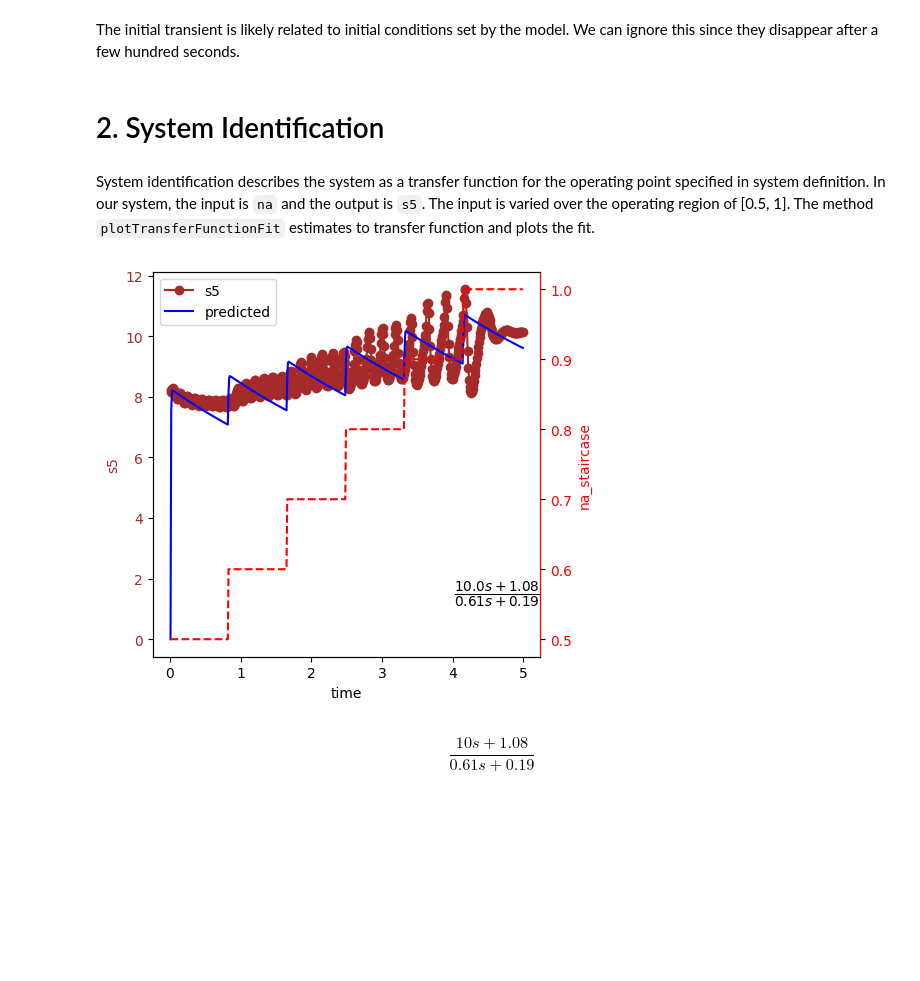
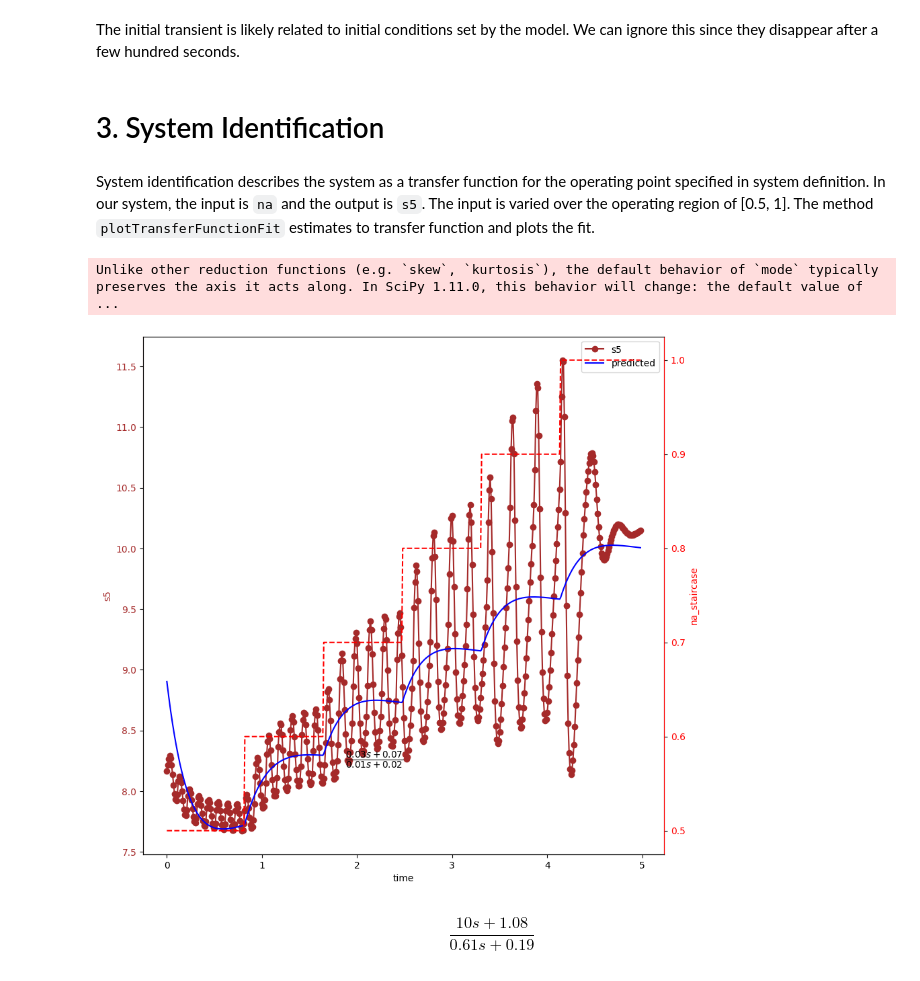
Before and after one commit to joseph-hellerstein/advanced-controls-lectures, a Jupyter notebook: lectures/lecture_15-Workflow-Control-Design/workflow_for_control_design.ipynb, the cells around one changed output. Saved outputs shown, nothing was run; the diff lists cells and outputs as text; code cells hidden in the pictures; blank space fills up the shorter version.

```diff
--- a/lectures/lecture_15-Workflow-Control-Design/workflow_for_control_design.ipynb
+++ b/lectures/lecture_15-Workflow-Control-Design/workflow_for_control_design.ipynb
@@ -172,13 +170,14 @@ Clearly, the effect of the input ``na`` causes the output ``s5`` to increase. Ho
 # %% [markdown]
 The initial transient is likely related to initial conditions set by the model. We can ignore this since they disappear after a few hundred seconds.
 # %% [markdown]
-# 2. System Identification
+# 3. System Identification
 # %% [markdown]
 System identification describes the system as a transfer function for the operating point specified in system definition. In our system, the input is ``na`` and the output is ``s5``. The input is varied over the operating region of [0.5, 1]. The method ``plotTransferFunctionFit`` estimates to transfer function and plots the fit.
 # %%
-_ = CTLSB.plotTransferFunctionFit(num_numerator=2, num_denominator=3, initial_value=0.5, final_value=1.0)
+_ = CTLSB.plotTransferFunctionFit(num_zero=1, num_pole=2, initial_value=0.5, final_value=1.0)
 # %% [output]
+Unlike other reduction functions (e.g. `skew`, `kurtosis`), the default behavior of `mode` typically preserves the axis it acts along. In SciPy 1.11.0, this behavior will change: the default value of  ...
-[figure, old version]
+[figure, new version]
 # %%
 TRANSFER_FUNCTION = (10*s + 1.08)/(0.61*s + 0.19)
 TRANSFER_FUNCTION
```
Also changed, not shown: parts of 7 cells of this notebook, 4 other files.
